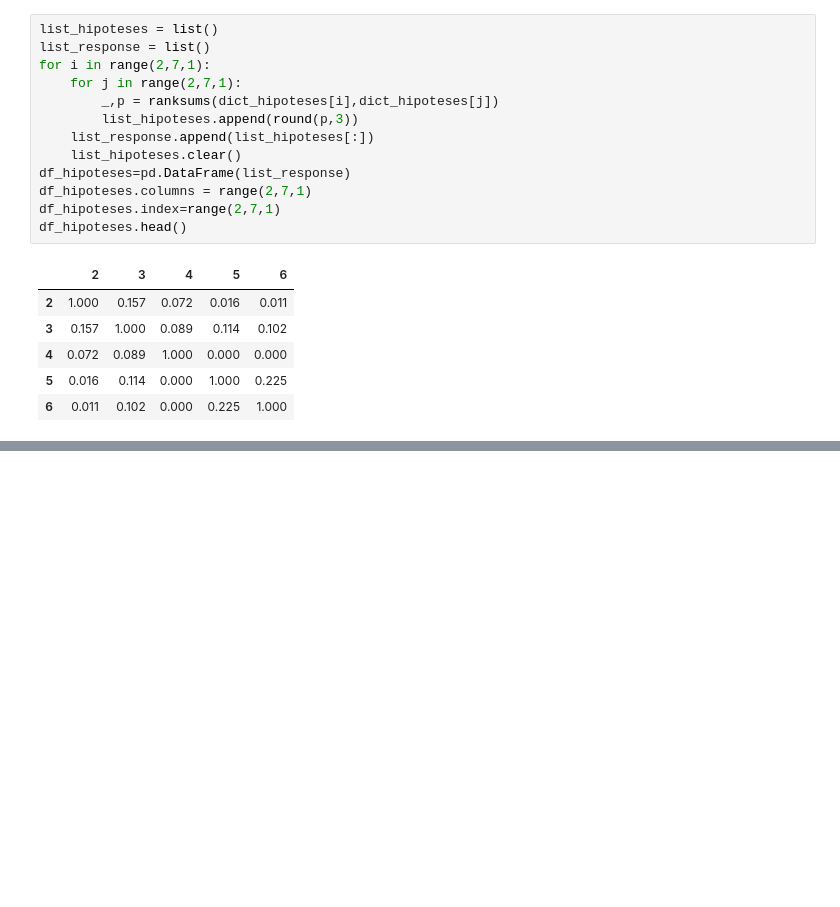
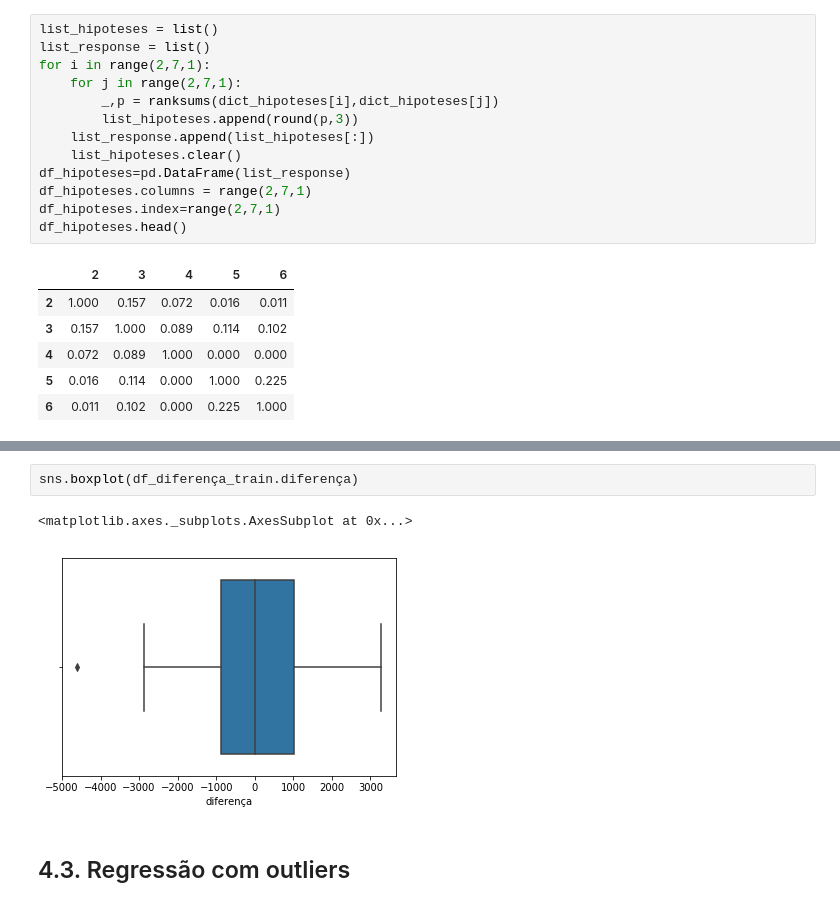
Before and after one commit to brenocarrer/Regression_CarPrice, a Jupyter notebook: Regression_CarPrice.ipynb, the cells around one changed output, grey strips where cells are left out. Drawn from its saved outputs; the diff is of its cells as text; blank space fills up the shorter version.

Commit message:
Regressão com e sem Outliers

```diff
--- a/Regression_CarPrice.ipynb
+++ b/Regression_CarPrice.ipynb
@@ -389,0 +637,7 @@ df_hipoteses.head()
+# %%
+sns.boxplot(df_diferença_train.diferença)
+# %% [output]
+<matplotlib.axes._subplots.AxesSubplot at 0x...>
+[figure, added]
+# %% [markdown]
+## 4.3. Regressão com outliers
```
Also changed, not shown: parts of 64 cells of this notebook.
